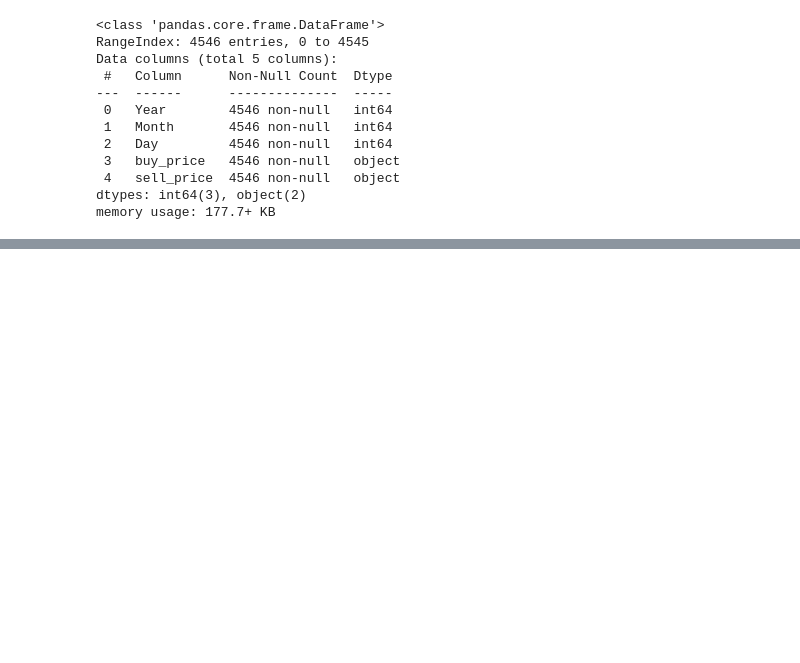
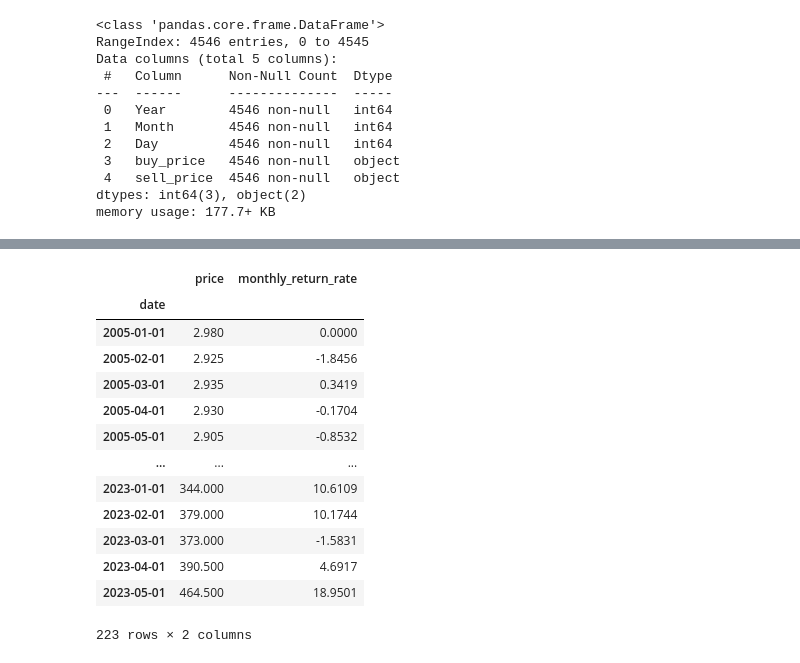
Before and after one commit to jbrekes/Argentina_Inflation_Vs_Common_Investments, a Jupyter notebook: Argentina Inflation Vs Savings.ipynb, the cells around one changed output, grey strips where cells are left out. Cells and saved outputs as stored; diff of their text form; code cells hidden in the pictures; blank space fills up the shorter version.

```diff
--- a/Argentina Inflation Vs Savings.ipynb
+++ b/Argentina Inflation Vs Savings.ipynb
@@ -268,0 +301,40 @@ dol_bl_df[dol_bl_df['Day'] == 1]
+# %%
+# Use date as index
+merged_df = merged_df.sort_values('date')
+merged_df.index = merged_df['date']
+
+# Keep just the first record of each month
+merged_df = merged_df[merged_df['date'].dt.is_month_start]
+
+# Replace comma with period in 'buy_price' and 'sell_price' columns
+merged_df['buy_price'] = merged_df['buy_price'].str.replace(',', '.')
+merged_df['sell_price'] = merged_df['sell_price'].str.replace(',', '.')
+
+# Convert 'buy_price' and 'sell_price' columns to numeric type
+merged_df['buy_price'] = pd.to_numeric(merged_df['buy_price'])
+merged_df['sell_price'] = pd.to_numeric(merged_df['sell_price'])
+
+# Calculate monthly return
+merged_df['price'] = (merged_df['buy_price'] + merged_df['sell_price']) / 2
+merged_df['monthly_return_rate'] = merged_df.price.pct_change() * 100
+merged_df['monthly_return_rate'] = merged_df.monthly_return_rate.round(4).fillna(0)
+
+# Remove unnecesary columns
+merged_df = merged_df.drop(['buy_price', 'sell_price', 'Year', 'Month', 'Day', 'date'], axis = 1)
+
+merged_df
+# %% [output]
+|  | price | monthly_return_rate |
+| date |  |  |
+| 2005-01-01 | 2.980 | 0.0000 |
+| 2005-02-01 | 2.925 | -1.8456 |
+| 2005-03-01 | 2.935 | 0.3419 |
+| 2005-04-01 | 2.930 | -0.1704 |
+| 2005-05-01 | 2.905 | -0.8532 |
+| ... | ... | ... |
+| 2023-01-01 | 344.000 | 10.6109 |
+| 2023-02-01 | 379.000 | 10.1744 |
+| 2023-03-01 | 373.000 | -1.5831 |
+| 2023-04-01 | 390.500 | 4.6917 |
+| 2023-05-01 | 464.500 | 18.9501 |
+223 rows × 2 columns
```
Also changed, not shown: parts of 5 cells of this notebook.
